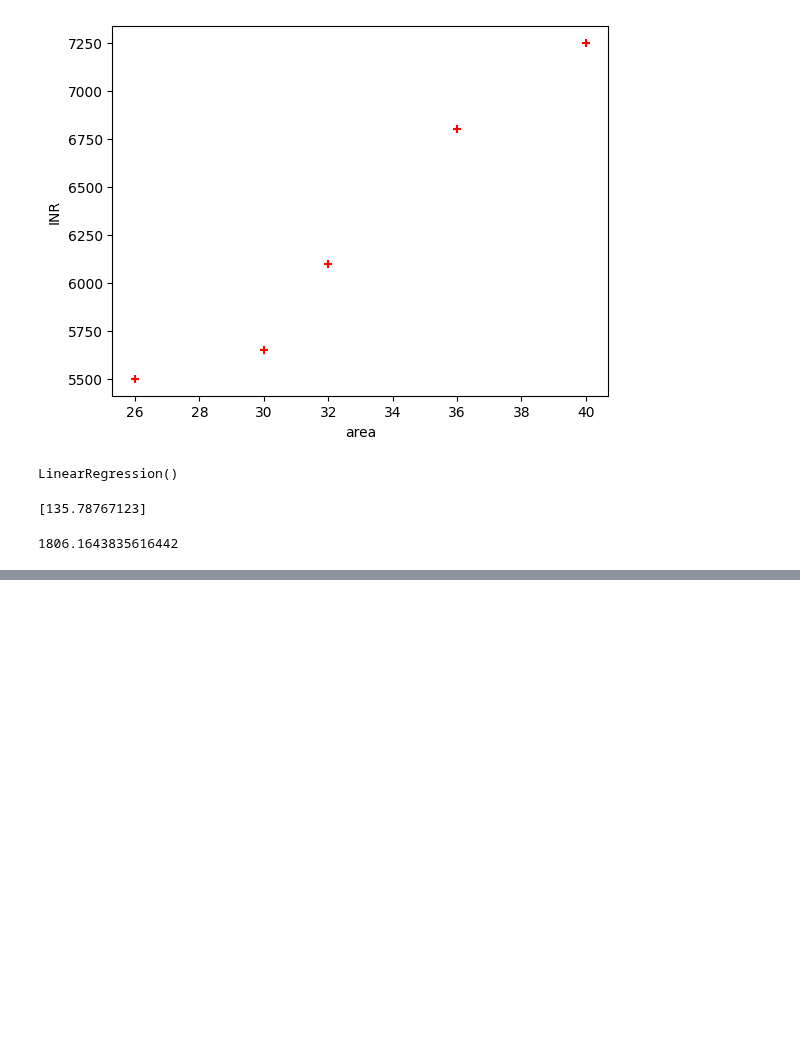
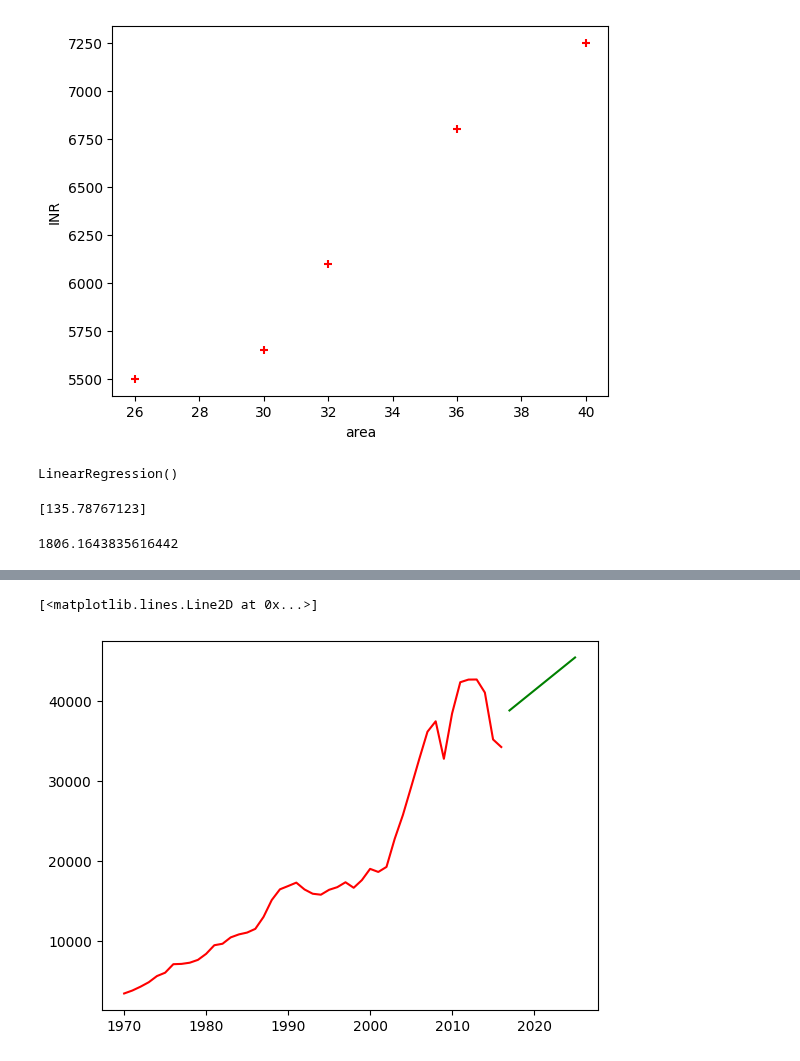
Before and after one commit to UtsavParashar/PythonProblems, a Jupyter notebook: MLDL/ML/1_simple_lin_reg.ipynb, the cells around one changed output, grey strips where cells are left out. Drawn from its saved outputs; the diff is of its cells as text; code cells hidden in the pictures; blank space fills up the shorter version.

```diff
--- a/MLDL/ML/1_simple_lin_reg.ipynb
+++ b/MLDL/ML/1_simple_lin_reg.ipynb
@@ -47,0 +88,9 @@ array([6287.15753425])
+# %%
+predict_years = list(range(2017, 2026))
+predicted_percapita = model.predict(np.array(predict_years).reshape(-1, 1))
+# %%
+dfn = pd.DataFrame({
+    'year': predict_years,
+    'predicted_percapita': predicted_percapita
+})
+dfn
@@ -47,0 +108,6 @@ array([6287.15753425])
+# %%
+plt.plot(data.year, data.per_capita_income_USD, color='red')
+plt.plot(dfn.year, dfn.predicted_percapita, color='green')
+# %% [output]
+[<matplotlib.lines.Line2D at 0x...>]
+[figure, added]
```
Also changed, not shown: parts of 9 cells of this notebook, 1 other file.
